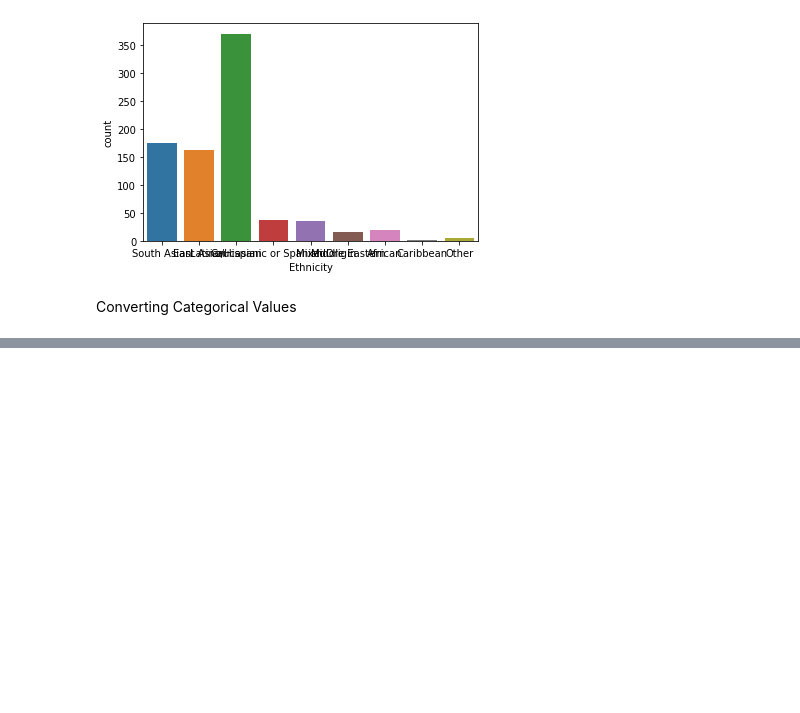
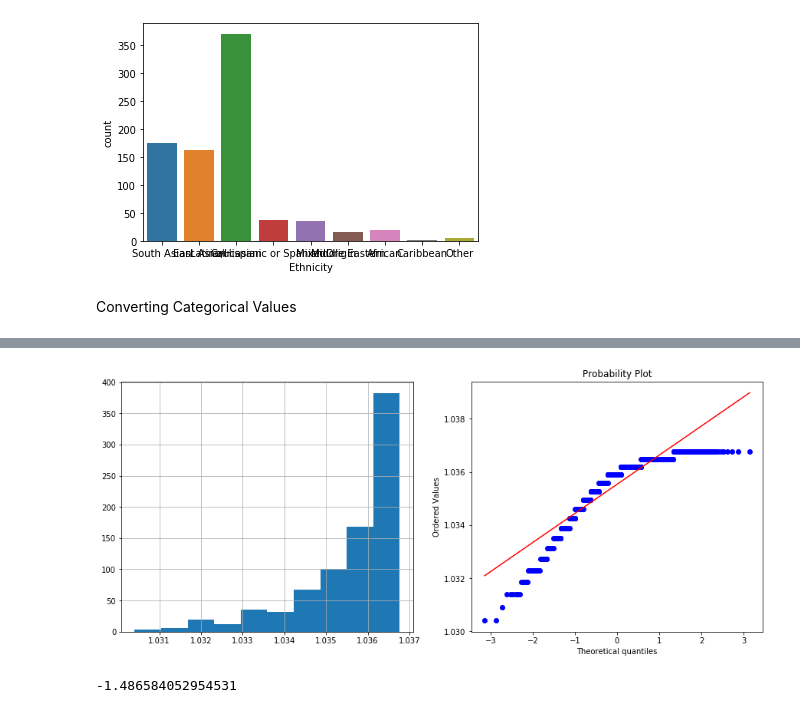
Before and after one commit to amanjalan09/UMichMLPredictions, a Jupyter notebook: UMich ML.ipynb, the cells around one changed output, grey strips where cells are left out. Saved outputs shown, nothing was run; the diff lists cells and outputs as text; code cells hidden in the pictures; blank space fills up the shorter version.

```diff
--- a/UMich ML.ipynb
+++ b/UMich ML.ipynb
@@ -213,0 +291,7 @@ df.head()
+# %%
+df['NormStan']= (df['Standardized Score']+1)**(1/100)
+diagnostic_plots(df,'NormStan')
+df['NormStan'].skew()
+# %% [output]
+[figure, added]
+-1.486584052954531
```
Also changed, not shown: parts of 75 cells of this notebook.
